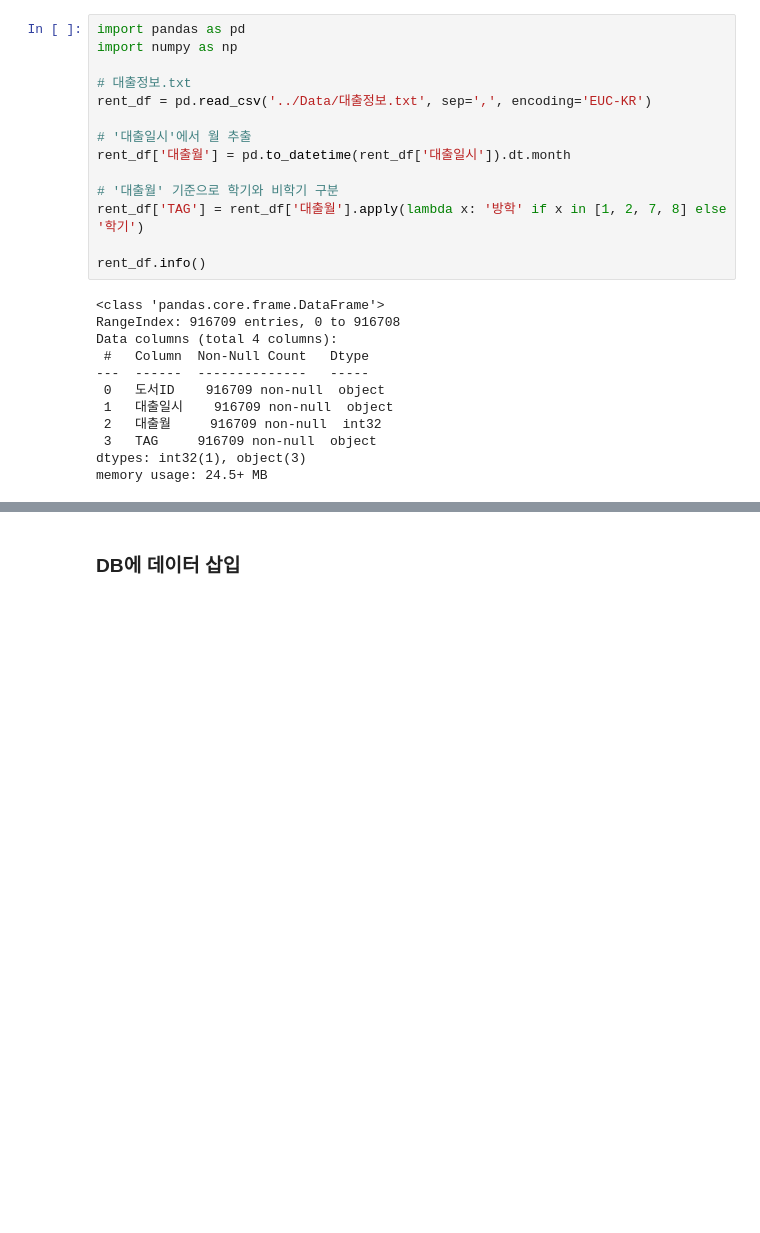
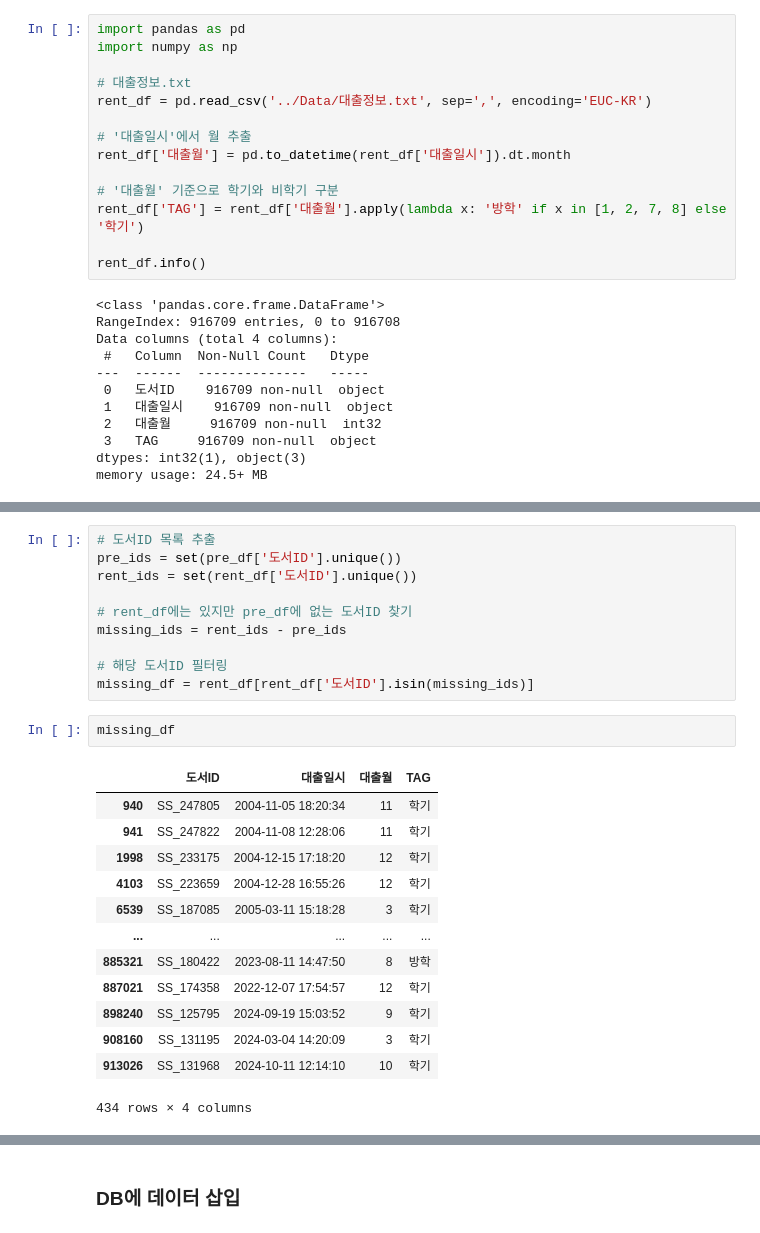
Before and after one commit to kid8422/SSUDatathon, a Jupyter notebook: Haechan/DB Init.ipynb, the cells around one changed output, grey strips where cells are left out. Cells and saved outputs as stored; diff of their text form; blank space fills up the shorter version.

```diff
--- a/Haechan/DB Init.ipynb
+++ b/Haechan/DB Init.ipynb
@@ -183,0 +235,26 @@ memory usage: 24.5+ MB
+# %%
+# 도서ID 목록 추출
+pre_ids = set(pre_df['도서ID'].unique())
+rent_ids = set(rent_df['도서ID'].unique())
+
+# rent_df에는 있지만 pre_df에 없는 도서ID 찾기
+missing_ids = rent_ids - pre_ids
+
+# 해당 도서ID 필터링
+missing_df = rent_df[rent_df['도서ID'].isin(missing_ids)]
+# %%
+missing_df
+# %% [output]
+|  | 도서ID | 대출일시 | 대출월 | TAG |
+| 940 | SS_247805 | 2004-11-05 18:20:34 | 11 | 학기 |
+| 941 | SS_247822 | 2004-11-08 12:28:06 | 11 | 학기 |
+| 1998 | SS_233175 | 2004-12-15 17:18:20 | 12 | 학기 |
+| 4103 | SS_223659 | 2004-12-28 16:55:26 | 12 | 학기 |
+| 6539 | SS_187085 | 2005-03-11 15:18:28 | 3 | 학기 |
+| ... | ... | ... | ... | ... |
+| 885321 | SS_180422 | 2023-08-11 14:47:50 | 8 | 방학 |
+| 887021 | SS_174358 | 2022-12-07 17:54:57 | 12 | 학기 |
+| 898240 | SS_125795 | 2024-09-19 15:03:52 | 9 | 학기 |
+| 908160 | SS_131195 | 2024-03-04 14:20:09 | 3 | 학기 |
+| 913026 | SS_131968 | 2024-10-11 12:14:10 | 10 | 학기 |
+434 rows × 4 columns
```
Also changed, not shown: parts of 9 cells of this notebook.
